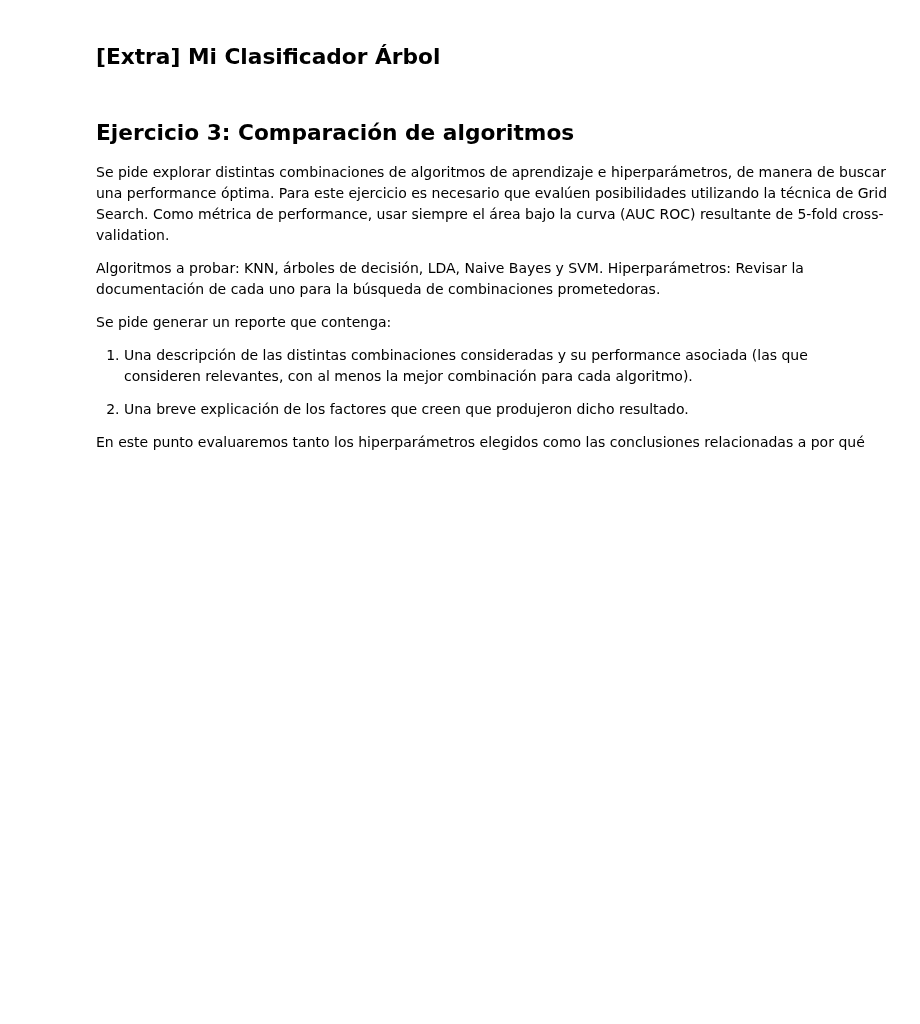
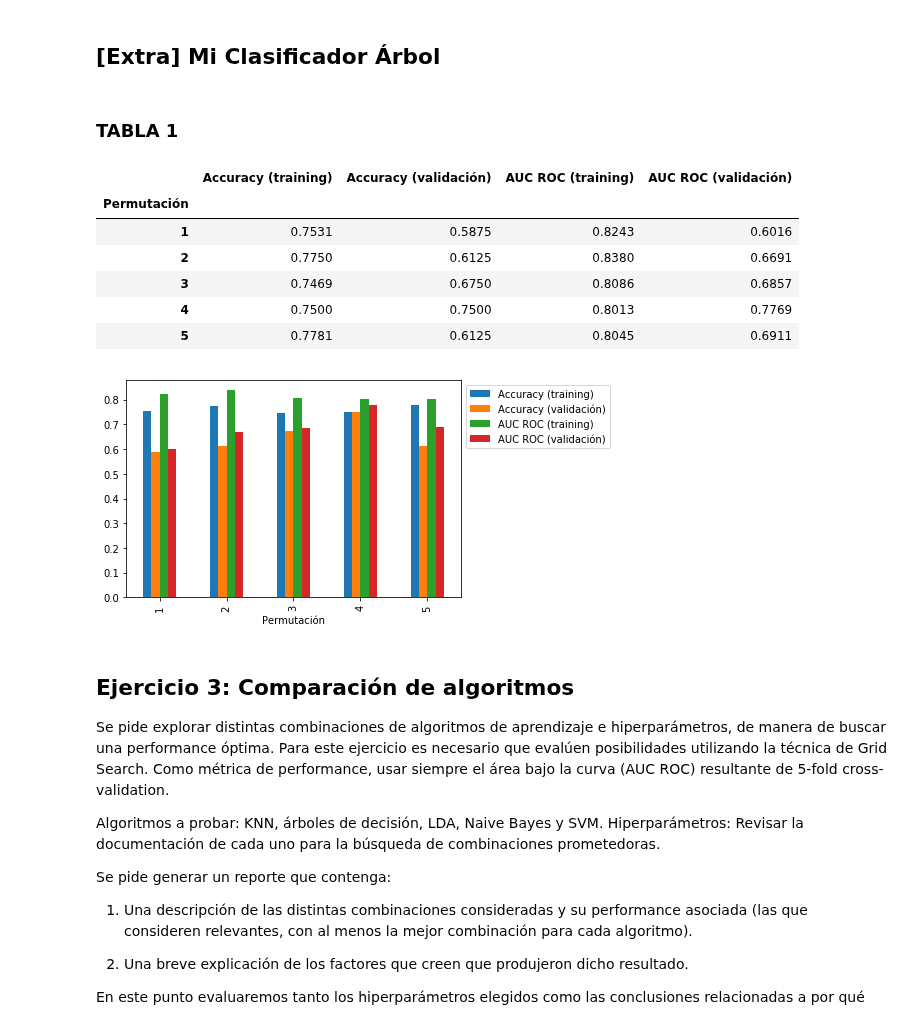
Before and after one commit to marialaraa/aa-notebooks, a Jupyter notebook: TP1/TP1-Toma 2.ipynb, the cells around one changed output. Saved outputs shown, nothing was run; the diff lists cells and outputs as text; code cells hidden in the pictures; blank space fills up the shorter version.

Commit message:
arregle el arbol

```diff
--- a/TP1/TP1-Toma 2.ipynb
+++ b/TP1/TP1-Toma 2.ipynb
@@ -270,46 +270,57 @@ Nuevamente, al igual en en el punto anterior, se observa una mejor predicción s
 # %% [markdown]
 ## [Extra] Mi Clasificador Árbol
 # %%
-# accuracies_training, accuracies_validation, aucs_training, aucs_validation = [], [], [], []
+from mi_clasificador_arbol_2 import MiClasificadorArbol
 
-# for dev_index, eval_index in kf.split(X_dev_np):
-#     X_dev_folds  = X_dev_np[dev_index]
-#     X_eval_folds = X_dev_np[eval_index]
-#     y_dev_folds, y_eval_folds = y_dev_np[dev_index], y_dev_np[eval_index]
-#     tree = MiClasificadorArbol(list(X.columns), profundidad_max=3, criterion='gini')
-#     tree.fit(X_dev_folds, y_dev_folds)
+accuracies_training, accuracies_validation, aucs_training, aucs_validation = [], [], [], []
 
-#     prediction_dev_c = tree.predict(X_dev_folds)
-#     prediction_eval_c = tree.predict(X_eval_folds)
+for dev_index, eval_index in kf.split(X_dev_np):
+    X_dev_folds  = X_dev_np[dev_index]
+    X_eval_folds = X_dev_np[eval_index]
+    y_dev_folds, y_eval_folds = y_dev_np[dev_index], y_dev_np[eval_index]
+    tree = MiClasificadorArbol(list(X.columns), profundidad_max=3, criterion='gini')
+    tree.fit(X_dev_folds, y_dev_folds)
 
-#     accuracies_training.append(accuracy_score(y_dev_folds, prediction_dev_c))
-#     accuracies_validation.append(accuracy_score(y_eval_folds, prediction_eval_c))
+    prediction_dev_c = tree.predict(X_dev_folds)
+    prediction_eval_c = tree.predict(X_eval_folds)
 
-#     prediction_dev_p = tree.predict_proba(X_dev_folds)
-#     prediction_eval_p = tree.predict_proba(X_eval_folds)
+    accuracies_training.append(accuracy_score(y_dev_folds, prediction_dev_c))
+    accuracies_validation.append(accuracy_score(y_eval_folds, prediction_eval_c))
 
-#     aucs_training.append(roc_auc_score(y_dev_folds, prediction_dev_p))
-#     aucs_validation.append(roc_auc_score(y_eval_folds, prediction_eval_p))
+    prediction_dev_p = tree.predict_proba(X_dev_folds)
+    prediction_eval_p = tree.predict_proba(X_eval_folds)
 
-# ## Objetivo: accuracies_training, accuracies_validation, aucs_training y aucs_validation asignados
-# #########################################################
+    aucs_training.append(roc_auc_score(y_dev_folds, prediction_dev_p))
+    aucs_validation.append(roc_auc_score(y_eval_folds, prediction_eval_p))
 
-# df = pd.DataFrame(index=range(1,6))
-# df.index.name = "Permutación"
+## Objetivo: accuracies_training, accuracies_validation, aucs_training y aucs_validation asignados
+#########################################################
 
-# df["Accuracy (training)"] = accuracies_training
-# df["Accuracy (validación)"] = accuracies_validation
-# df["AUC ROC (training)"] = aucs_training
-# df["AUC ROC (validación)"] = aucs_validation
+df = pd.DataFrame(index=range(1,6))
+df.index.name = "Permutación"
 
+df["Accuracy (training)"] = accuracies_training
+df["Accuracy (validación)"] = accuracies_validation
+df["AUC ROC (training)"] = aucs_training
+df["AUC ROC (validación)"] = aucs_validation
 
-# display(HTML("<h3> TABLA 1 </h3>"))
-# display(df)
+display(HTML("<h3> TABLA 1 </h3>"))
+display(df)
 
-# # Descomentar las siguientes líneas para graficar el resultado
-# df.plot(kind="bar")
-# plt.legend(loc='upper left', bbox_to_anchor=(1.0, 1.0))
-# plt.show()
+# Descomentar las siguientes líneas para graficar el resultado
+df.plot(kind="bar")
+plt.legend(loc='upper left', bbox_to_anchor=(1.0, 1.0))
+plt.show()
+# %% [output]
+TABLA 1
+|  | Accuracy (training) | Accuracy (validación) | AUC ROC (training) | AUC ROC (validación) |
+| Permutación |  |  |  |  |
+| 1 | 0.7531 | 0.5875 | 0.8243 | 0.6016 |
+| 2 | 0.7750 | 0.6125 | 0.8380 | 0.6691 |
+| 3 | 0.7469 | 0.6750 | 0.8086 | 0.6857 |
+| 4 | 0.7500 | 0.7500 | 0.8013 | 0.7769 |
+| 5 | 0.7781 | 0.6125 | 0.8045 | 0.6911 |
+[figure, added]
 # %%
 # ########################################################
 # # (EE 3)
```
Also changed, not shown: parts of 17 cells of this notebook, 1 other file.
